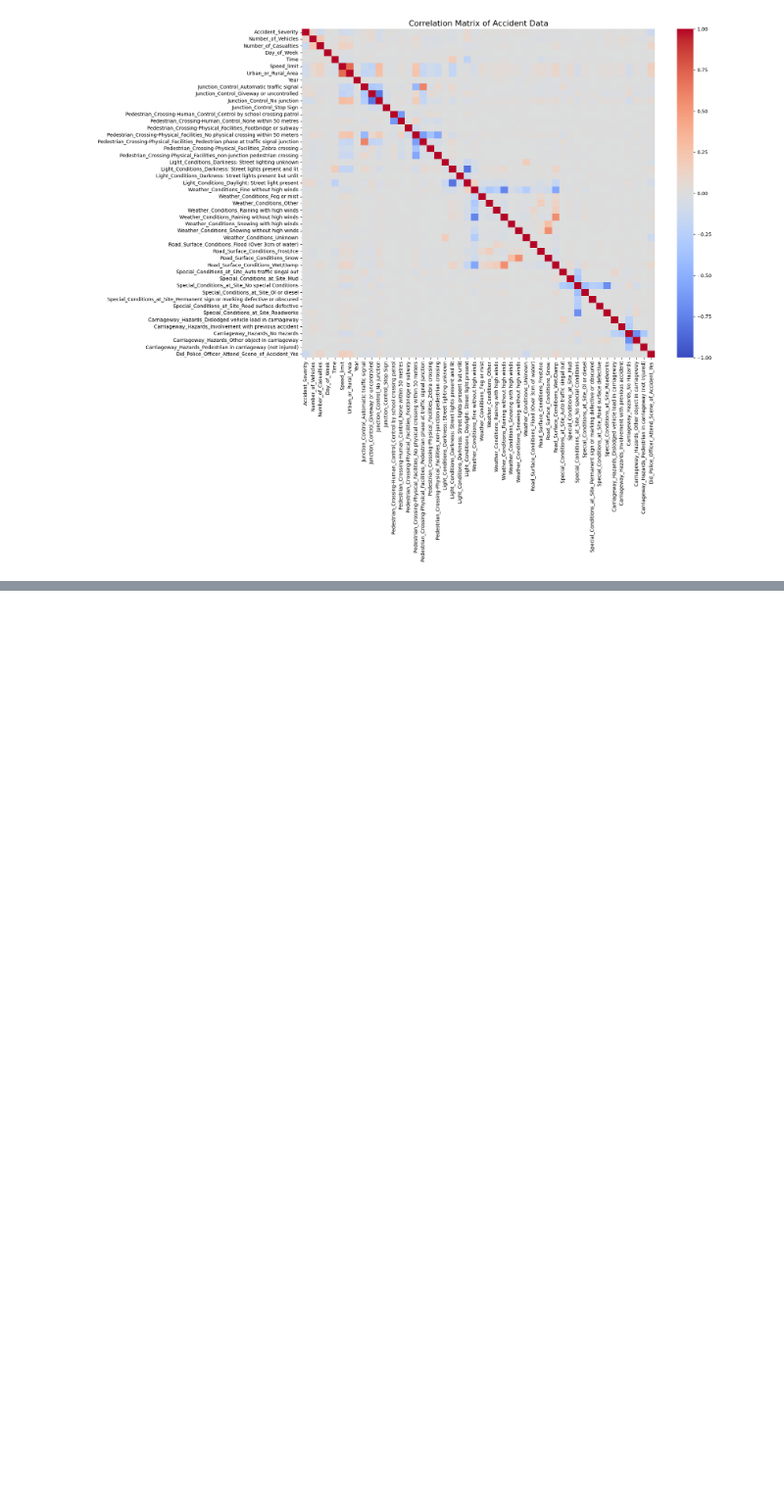
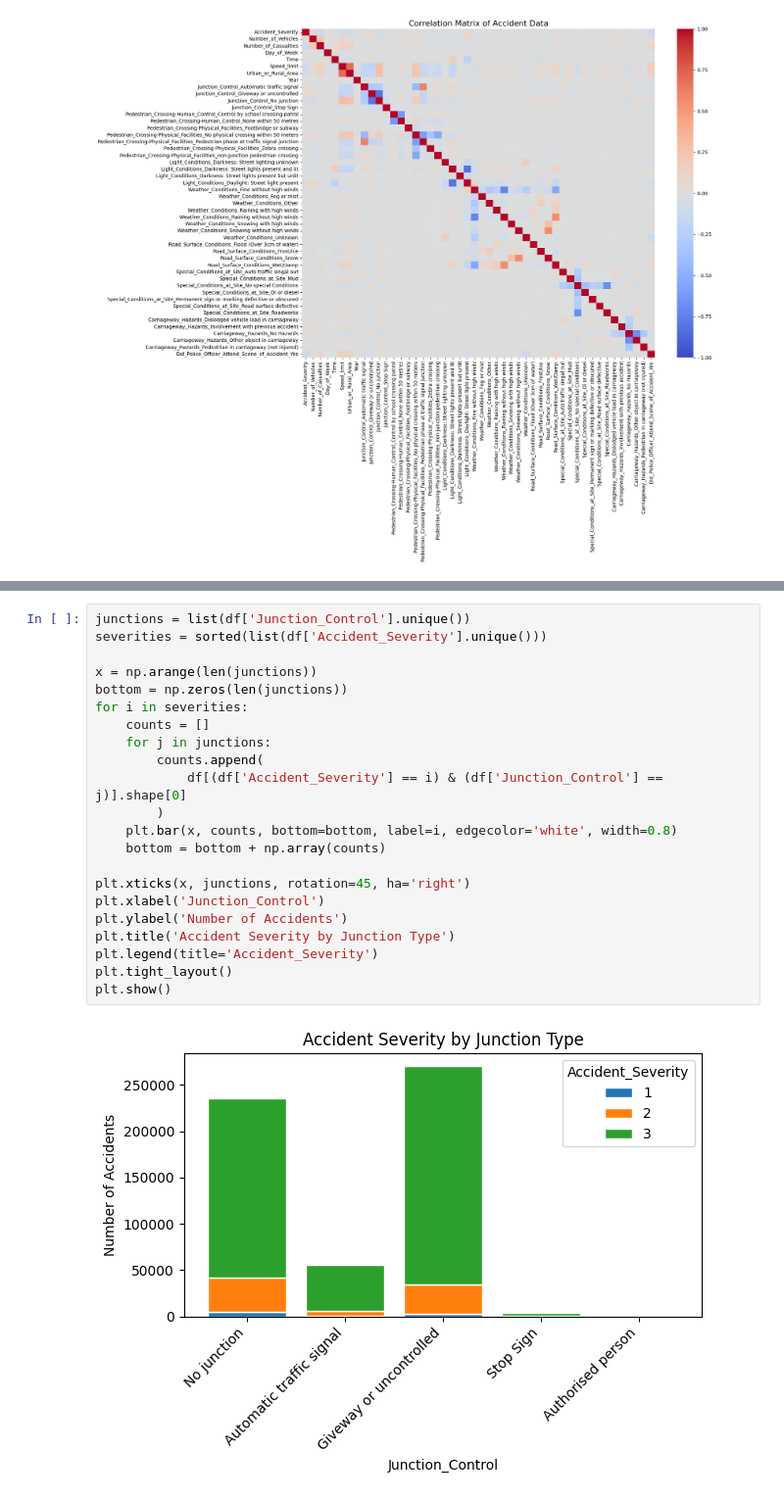
Before and after one commit to ZackRoland/UK_Car_Accident_Severity_Predictor, a Jupyter notebook: model_exploration.ipynb, the cells around one changed output, grey strips where cells are left out. Shown: that part at 98% size. Drawn from its saved outputs; the diff is of its cells as text; blank space fills up the shorter version.

```diff
--- a/model_exploration.ipynb
+++ b/model_exploration.ipynb
@@ -375,0 +394,24 @@ plt.show()
+# %%
+junctions = list(df['Junction_Control'].unique())
+severities = sorted(list(df['Accident_Severity'].unique()))
+
+x = np.arange(len(junctions))
+bottom = np.zeros(len(junctions))
+for i in severities:
+    counts = []
+    for j in junctions:
+        counts.append(
+            df[(df['Accident_Severity'] == i) & (df['Junction_Control'] == j)].shape[0]
+        )
+    plt.bar(x, counts, bottom=bottom, label=i, edgecolor='white', width=0.8)
+    bottom = bottom + np.array(counts)
+
+plt.xticks(x, junctions, rotation=45, ha='right')
+plt.xlabel('Junction_Control')
+plt.ylabel('Number of Accidents')
+plt.title('Accident Severity by Junction Type')
+plt.legend(title='Accident_Severity')
+plt.tight_layout()
+plt.show()
+# %% [output]
+[figure, added]
```
Also changed, not shown: parts of 4 cells of this notebook.
